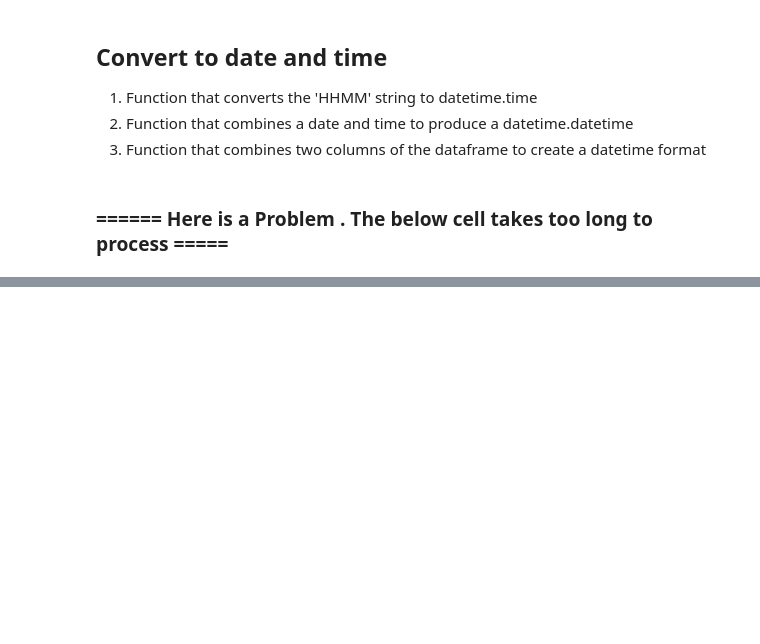
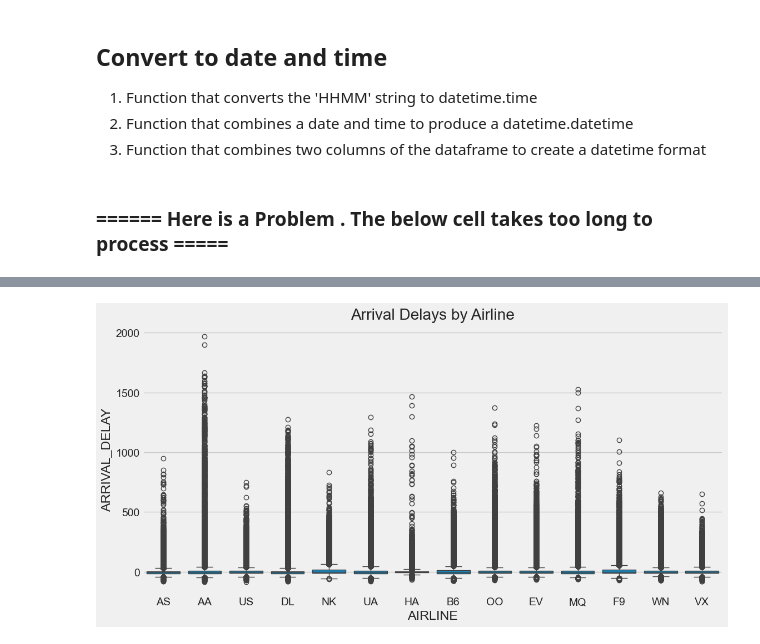
Before and after one commit to TatjanaWas/Techlabs-DS-Flights, a Jupyter notebook: code/flights_prediction.ipynb, the cells around one changed output, grey strips where cells are left out. Saved outputs shown, nothing was run; the diff lists cells and outputs as text; code cells hidden in the pictures; blank space fills up the shorter version.

```diff
--- a/code/flights_prediction.ipynb
+++ b/code/flights_prediction.ipynb
@@ -532,0 +532,8 @@ df_flights
+# %%
+# 'AIRLINE' and 'ARRIVAL_DELAY'
+plt.figure(figsize=(12,6))
+sns.boxplot(x='AIRLINE', y='ARRIVAL_DELAY', data=df_flights)
+plt.title('Arrival Delays by Airline')
+plt.show()
+# %% [output]
+[figure, added]
```
Also changed, not shown: parts of 8 cells of this notebook.
